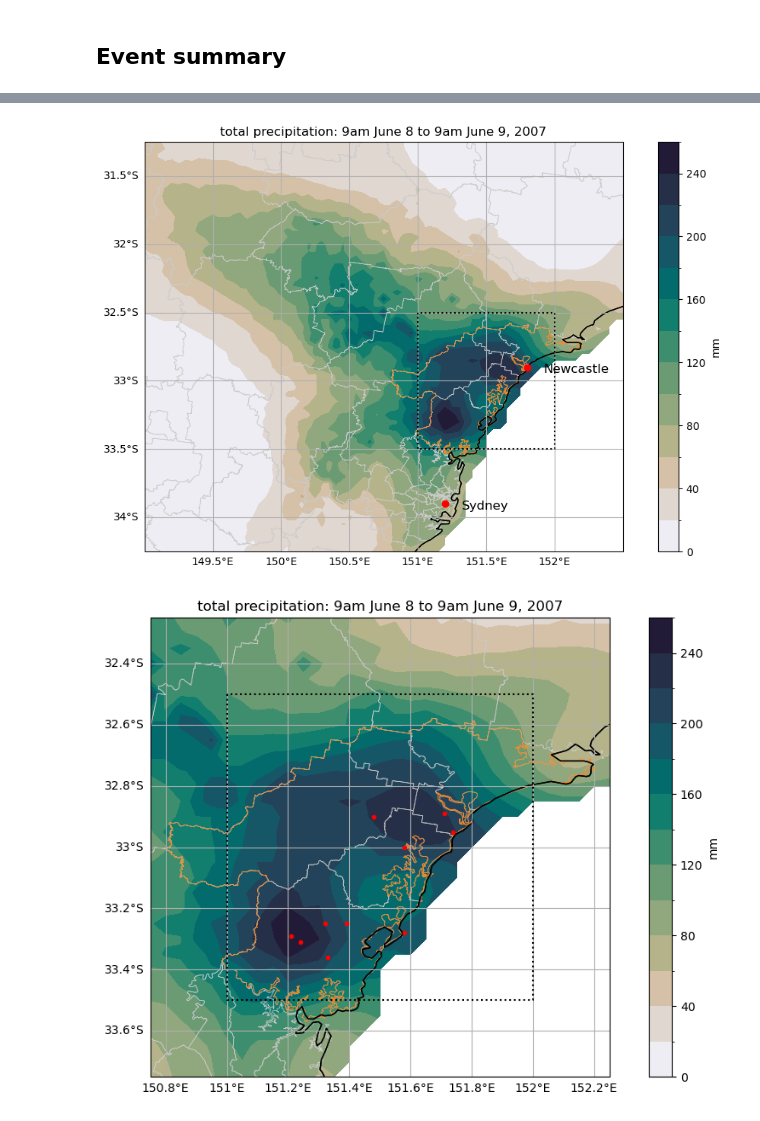
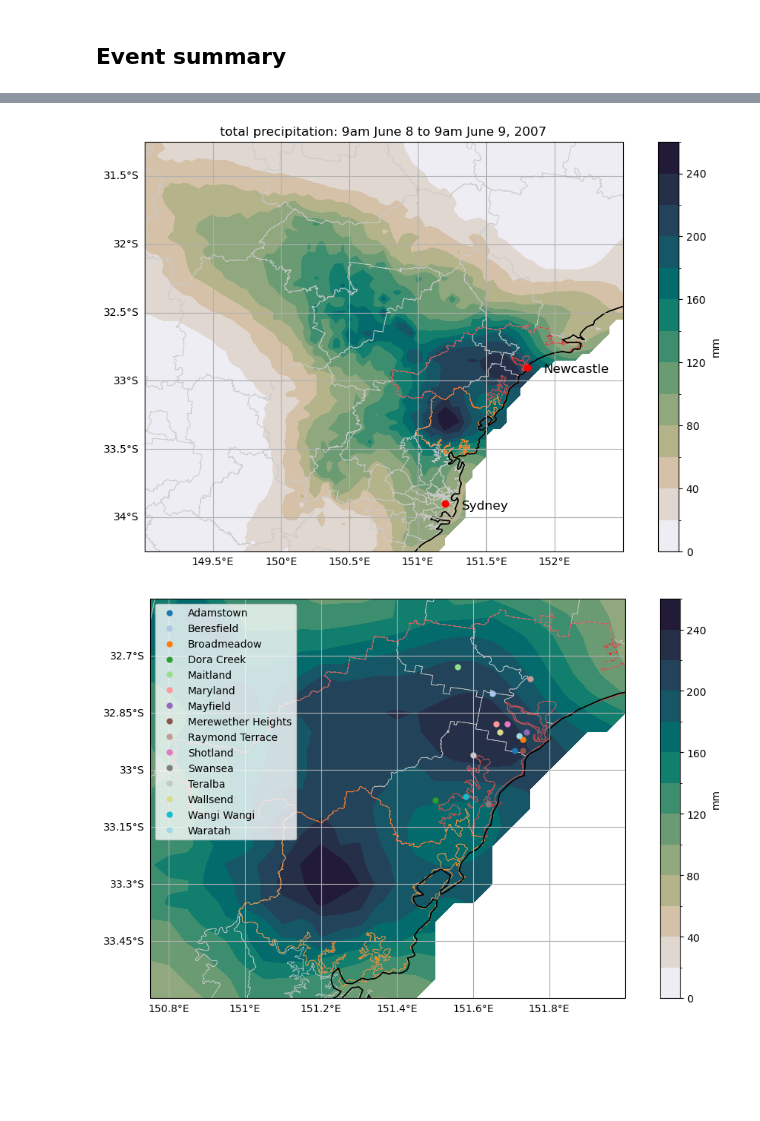
Before and after one commit to AusClimateService/unseen-projects, a Jupyter notebook: project-pasha/event_plots.ipynb, the cells around one changed output, grey strips where cells are left out. Saved outputs shown, nothing was run; the diff lists cells and outputs as text; code cells hidden in the pictures; blank space fills up the shorter version.

```diff
--- a/project-pasha/event_plots.ipynb
+++ b/project-pasha/event_plots.ipynb
@@ -185,6 +187,8 @@ ds_masked = xr.open_dataset(agcd_file)
+# %%
+ds_masked = ds_masked.compute()
 # %%
 #aus = gp.read_file('/g/data/ia39/aus-ref-clim-data-nci/shapefiles/data/australia/australia.shp')
-aus = gp.read_file('/g/data/ia39/aus-ref-clim-data-nci/shapefiles/data/australia/australia.shp')
+aus = gp.read_file('australia.shp')
 # %%
 aus_buffer = ss.shapefile_with_buffer(aus, 0.1)
 # %%
@@ -216,11 +218,14 @@ def plot_cities(ax, label_color='white'):
 
 hwc_locations = {
     'Adamstown': [-32.95, 151.71],
+    'Beresfield': [-32.8, 151.65],
     'Broadmeadow': [-32.92, 151.73],
     'Dora Creek': [-33.08, 151.50],
+    'Maitland': [-32.73, 151.56],
     'Maryland': [-32.88, 151.66],
     'Mayfield': [-32.90, 151.74],
     'Merewether Heights': [-32.95, 151.73],
+    'Raymond Terrace': [-32.76, 151.75],
     'Shotland': [-32.88, 151.69],
     'Swansea': [-33.09, 151.64],
     'Teralba': [-32.96, 151.60],
@@ -247,19 +252,26 @@ hwc_max6hr = {
 def plot_hwc(ax):
     """Plot Hunter Water Corporation stations"""
 
+    cmap = plt.cm.tab20
+#    cmap = plt.cm.viridis
+    colors = [cmap(i) for i in np.linspace(0, 1, len(hwc_locations))]
+    count = 0
     for station in hwc_locations:
         lat, lon = hwc_locations[station]
-        rainfall = hwc_max6hr[station]
-        markersize = rainfall * 0.05
-        ax.plot(lon, lat, 'ro', markersize=markersize, zorder=5, transform=ccrs.PlateCarree())
-        ax.text(
-            lon + 0.12,
-            lat - 0.04,
-            station,
-            fontsize='large',
-            color='red',
+        ax.plot(
+            lon,
+            lat,
+            color=colors[count],
+            marker='o',
+            linestyle='None',
+            markersize=5,
+            zorder=5,
+            label=station,
             transform=ccrs.PlateCarree()
         )
+        count = count + 1
+    ax.legend()
+
 
 #cmap = plt.cm.Purples_r
 #colors = [cmap(i) for i in np.linspace(0, 1, 10)]
@@ -331,15 +343,14 @@ def plot_map(da, pr_levels, title='', zoom_in=False, cities=True, hwc=False, box
             linestyle=':'
         )
     if zoom_in:
-        ax1.set_extent([150.75, 152.25, -32.25, -33.75], crs=ccrs.PlateCarree())
+        ax1.set_extent([150.75, 152, -32.55, -33.6], crs=ccrs.PlateCarree())
     else:
         ax1.set_extent([149, 152.5, -31.25, -34.25], crs=ccrs.PlateCarree())
     if cities:
         plot_cities(ax1, label_color='black')
     if hwc:
         plot_hwc(ax1)
-    if title:
-        ax1.set_title(title)
+    ax1.set_title(title)
 
     if outfile:
         plt.savefig(
@@ -372,22 +383,21 @@ plot_map(
     precip_total_masked_9Jun,
     np.arange(0, 261, 20),
     'total precipitation: 9am June 8 to 9am June 9, 2007',
-    dots=False,
     cities=True,
     zoom_in=False,
-    outfile='map_9June.png',
+#    outfile='map_9June.png',
 )
 # %% [output]
-[figure, old version]
+[figure, new version]
 # %%
 plot_map(
     precip_total_masked_9Jun,
     np.arange(0, 261, 20),
-    'total precipitation: 9am June 8 to 9am June 9, 2007',
-    dots=True,
+#    title='total precipitation: 9am June 8 to 9am June 9, 2007',
+    hwc=True,
     cities=False,
     zoom_in=True,
     outfile='map_9June_zoomed.png',
 )
 # %% [output]
-[figure, old version]
+[figure, new version]
```
Also changed, not shown: parts of 6 cells of this notebook, 1 other file.
